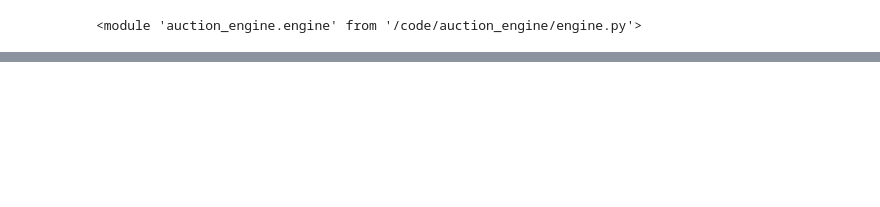
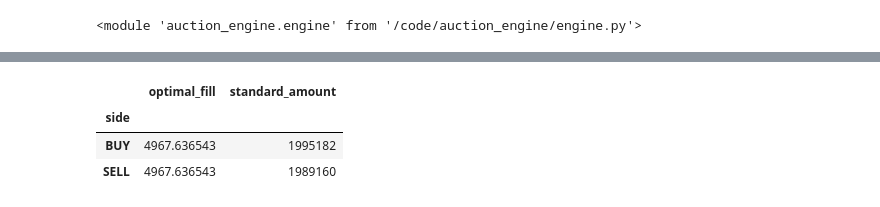
Before and after one commit to Keon6/Dexcellence, a Jupyter notebook: backend/notebooks/auction_v2.ipynb, the cells around one changed output, grey strips where cells are left out. Drawn from its saved outputs; the diff is of its cells as text; code cells hidden in the pictures; blank space fills up the shorter version.

```diff
--- a/backend/notebooks/auction_v2.ipynb
+++ b/backend/notebooks/auction_v2.ipynb
@@ -63,0 +73,7 @@ auction.plot_order_book(
+# %%
+auction.order_book.groupby('side')[['optimal_fill', 'standard_amount']].sum()
+# %% [output]
+|  | optimal_fill | standard_amount |
+| side |  |  |
+| BUY | 4967.636543 | 1995182 |
+| SELL | 4967.636543 | 1989160 |
```
Also changed, not shown: parts of 5 cells of this notebook, 8 other files.
